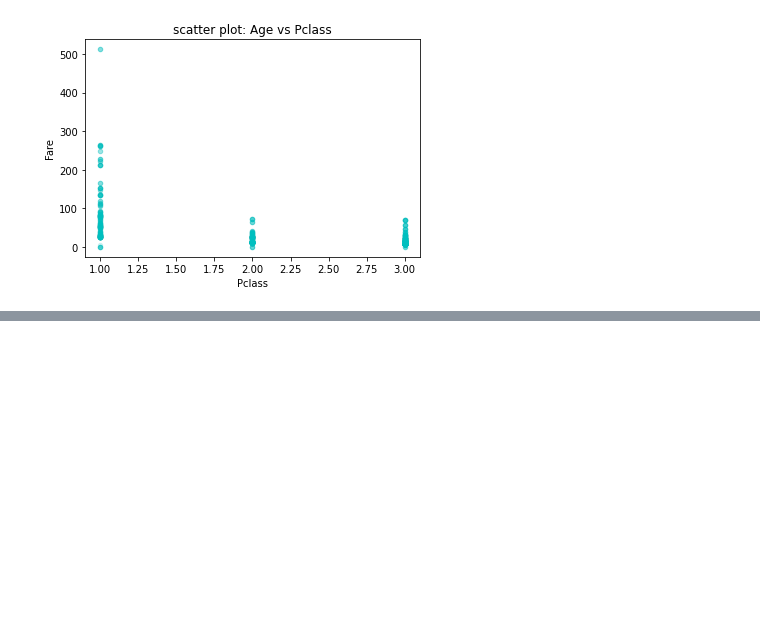
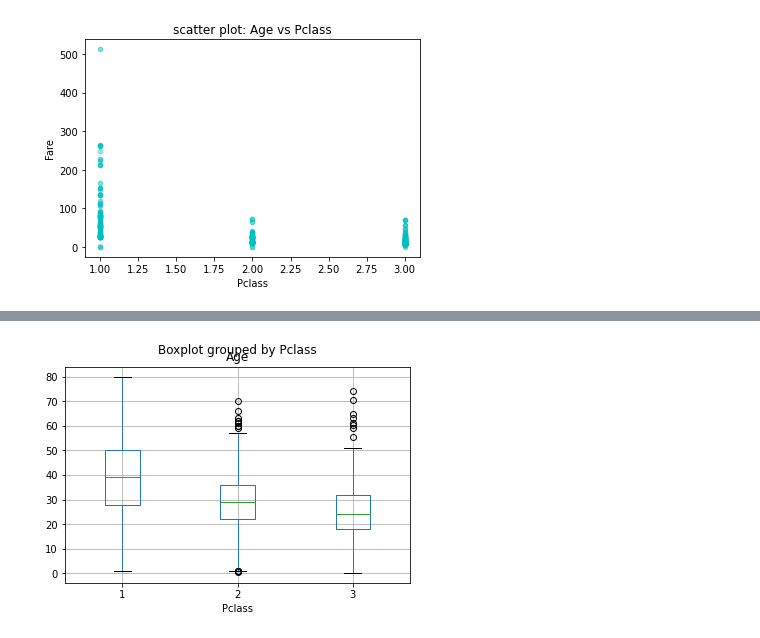
Before and after one commit to datenleben/Titanic-Data-Analysis, a Jupyter notebook: Titanic_Data_Analysis.ipynb, the cells around one changed output, grey strips where cells are left out. Saved outputs shown, nothing was run; the diff lists cells and outputs as text; code cells hidden in the pictures; blank space fills up the shorter version.

```diff
--- a/Titanic_Data_Analysis.ipynb
+++ b/Titanic_Data_Analysis.ipynb
@@ -321,0 +600,4 @@ df.plot.scatter(x='Pclass', y='Fare', color='c', title ='scatter plot: Age vs Pc
+# %%
+df[df.Age.notnull()].boxplot('Age','Pclass');
+# %% [output]
+[figure, added]
```
Also changed, not shown: parts of 40 cells of this notebook.
